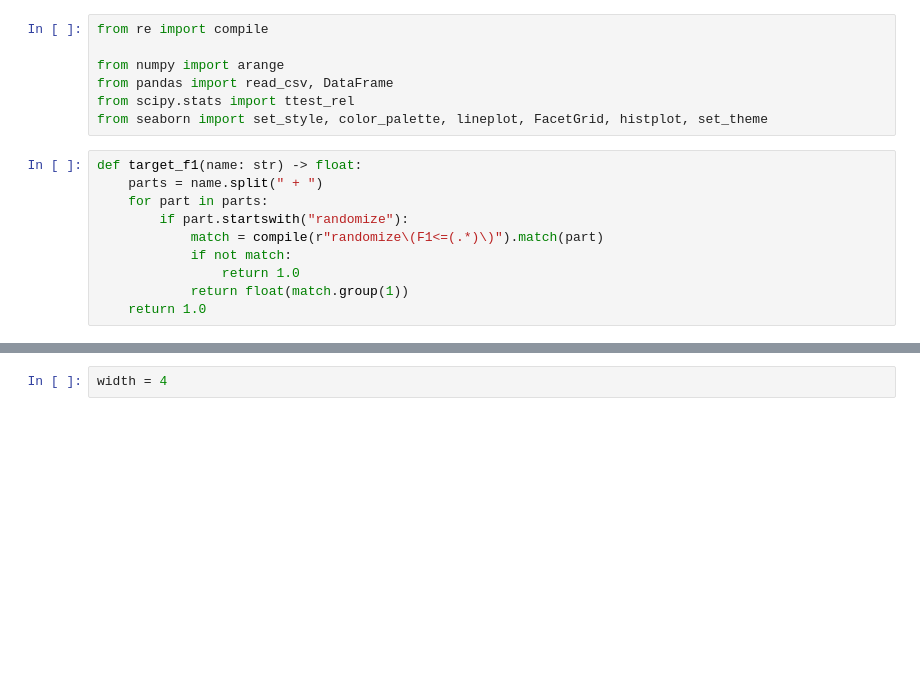
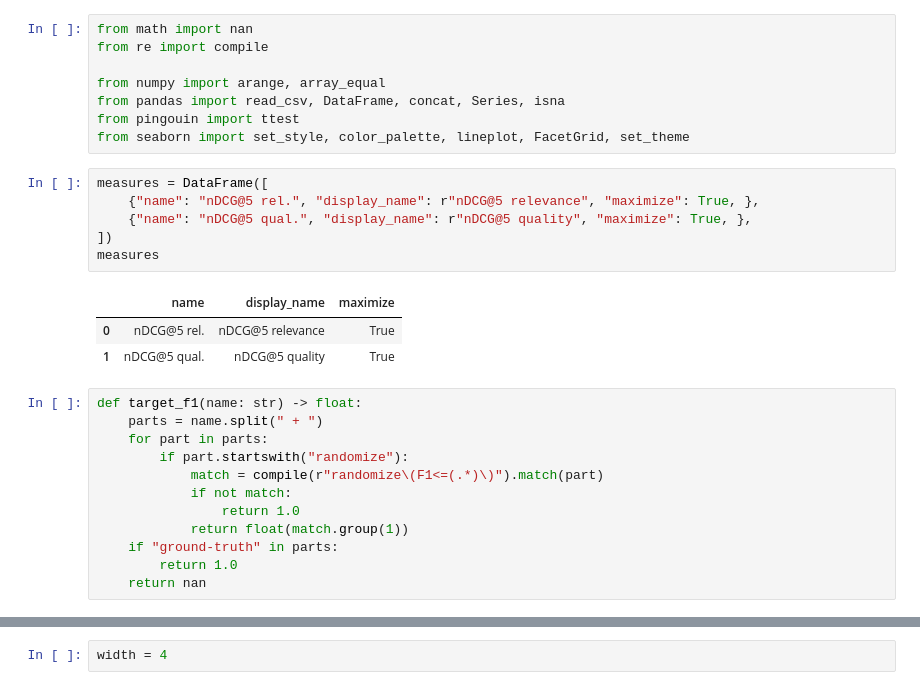
Before and after one commit to webis-de/argmining23-stance-aware-re-ranking, a Jupyter notebook: notebooks/evaluation_reranking.ipynb, the cells around one changed output, grey strips where cells are left out. Cells and saved outputs as stored; diff of their text form; blank space fills up the shorter version.

```diff
--- a/notebooks/evaluation_reranking.ipynb
+++ b/notebooks/evaluation_reranking.ipynb
@@ -1,10 +1,21 @@
 # %%
+from math import nan
 from re import compile
 
-from numpy import arange
-from pandas import read_csv, DataFrame
-from scipy.stats import ttest_rel
-from seaborn import set_style, color_palette, lineplot, FacetGrid, histplot, set_theme
+from numpy import arange, array_equal
+from pandas import read_csv, DataFrame, concat, Series, isna
+from pingouin import ttest
+from seaborn import set_style, color_palette, lineplot, FacetGrid, set_theme
+# %%
+measures = DataFrame([
+    {"name": "nDCG@5 rel.", "display_name": r"nDCG@5 relevance", "maximize": True, },
+    {"name": "nDCG@5 qual.", "display_name": r"nDCG@5 quality", "maximize": True, },
+])
+measures
+# %% [output]
+|  | name | display_name | maximize |
+| 0 | nDCG@5 rel. | nDCG@5 relevance | True |
+| 1 | nDCG@5 qual. | nDCG@5 quality | True |
 # %%
 def target_f1(name: str) -> float:
     parts = name.split(" + ")
@@ -14,4 +25,6 @@ def target_f1(name: str) -> float:
             if not match:
                 return 1.0
             return float(match.group(1))
-    return 1.0
+    if "ground-truth" in parts:
+        return 1.0
+    return nan
```
Also changed, not shown: parts of 20 cells of this notebook.
